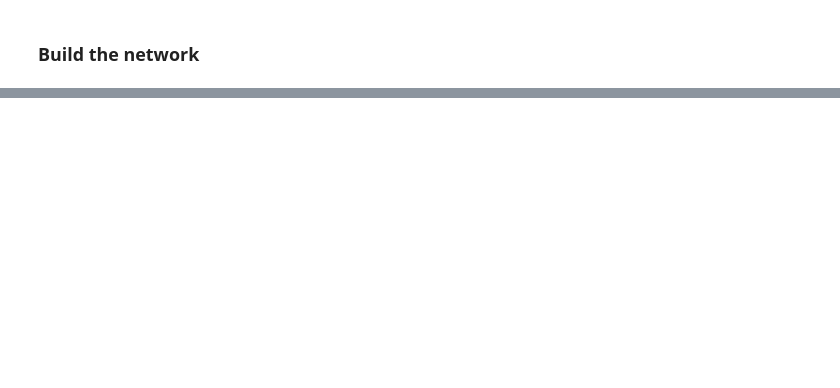
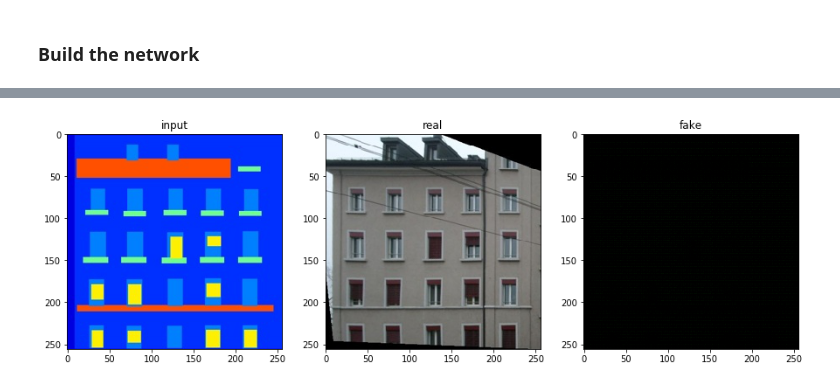
Before and after one commit to Neyri/Projet-cGAN, a Jupyter notebook: BE/BE cGAN.ipynb, the cells around one changed output, grey strips where cells are left out. Cells and saved outputs as stored; diff of their text form; code cells hidden in the pictures; blank space fills up the shorter version.

```diff
--- a/BE/BE cGAN.ipynb
+++ b/BE/BE cGAN.ipynb
@@ -175,0 +477,4 @@ Generator(
+# %%
+# We have 6 input channels as we concatenate 2 images (with 3 channels each)
+discriminator = PatchGAN(6,1)
+discriminator
@@ -175,0 +630,30 @@ Generator(
+# %%
+load_weights = True
+
+def weights_init_normal(m):
+    classname = m.__class__.__name__
+    if classname.find('Conv') != -1:
+        torch.nn.init.normal_(m.weight.data, 0.0, 0.02)
+    elif classname.find('BatchNorm2d') != -1:
+        torch.nn.init.normal_(m.weight.data, 1.0, 0.02)
+        torch.nn.init.constant_(m.bias.data, 0.0)
+
+if load_weights and 'generator.pth' in os.listdir() and 'discriminator.pth' in os.listdir():
+    # load weights
+    checkpoint_generator = torch.load('generator.pth')
+    generator.load_state_dict(checkpoint_generator['model_state_dict'])
+    optimizer_G.load_state_dict(checkpoint_generator['optimizer_state_dict'])
+    epoch_G = checkpoint_generator['epoch']
+    loss_G = checkpoint_generator['loss']
+
+    checkpoint_discriminator = torch.load('discriminator.pth')
+    discriminator.load_state_dict(checkpoint_discriminator['model_state_dict'])
+    optimizer_D.load_state_dict(checkpoint_discriminator['optimizer_state_dict'])
+    epoch_D = checkpoint_discriminator['epoch']
+    loss_D = checkpoint_discriminator['loss']
+else :
+    # Initialize weights
+    generator.apply(weights_init_normal)
+    discriminator.apply(weights_init_normal)
+    epoch_D = 0
+    epoch_G = 0
@@ -175,0 +786,12 @@ Generator(
+# %%
+# show a sample evaluation image
+image, mask = next(iter(dataloader))
+output = generator(mask.type(Tensor))
+output = output.view(16, 3, 256, 256)
+output = output.cpu().detach()
+image = reverse_transform(image[0])
+output = reverse_transform(output[0])
+mask = reverse_transform(mask[0])
+plot2x3Array(mask,image,output)
+# %% [output]
+[figure, added]
```
Also changed, not shown: parts of 54 cells of this notebook.
